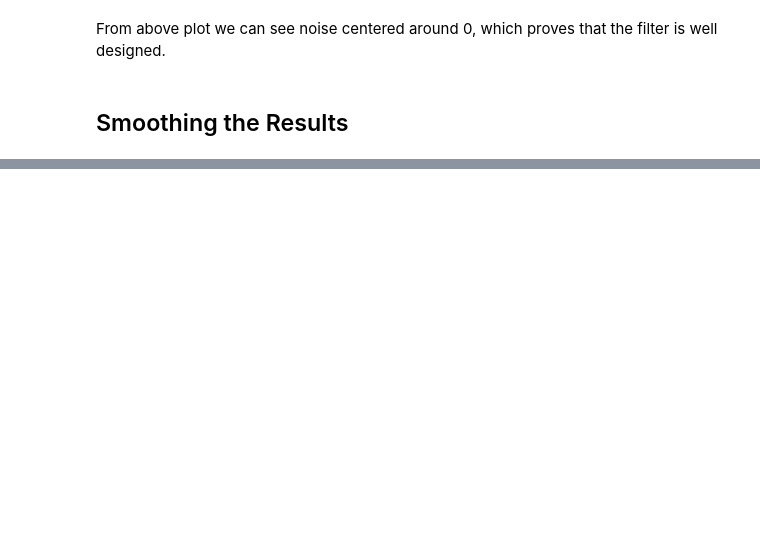
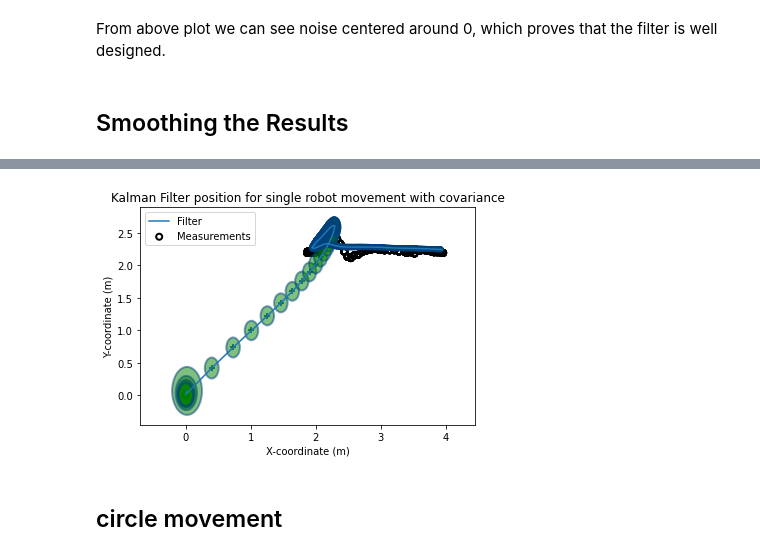
Before and after one commit to 850075610/sensor-fusion, a Jupyter notebook: integrating-uwb/round move/KF/Kalman Filter.ipynb, the cells around one changed output, grey strips where cells are left out. Saved outputs shown, nothing was run; the diff lists cells and outputs as text; code cells hidden in the pictures; blank space fills up the shorter version.

Commit message:
Updated two dimensional kalman filter

```diff
--- a/integrating-uwb/round move/KF/Kalman Filter.ipynb
+++ b/integrating-uwb/round move/KF/Kalman Filter.ipynb
@@ -10,6 +10,7 @@ import kf_book.book_plots as bp
 
 df = pd.read_csv('sensorData.csv')
 uwb_x = df.uwb_x
+uwb_y = df.uwb_y
 vel_linear_x = df['vel_linear_x'].fillna(0.0)
 # %%
 len(vel_linear_x)
@@ -411,0 +369,12 @@ plt.legend(loc='best');
+# %%
+from scipy.linalg import block_diag
+from filterpy.common import Q_discrete_white_noise
+
+TwoDTracker = KalmanFilter(dim_x=4, dim_z=2)
+dt = 0.01
+TwoDTracker.F = np.array([[1,dt, 0,0],
+                        [0, 1, 0, 0],
+                        [0, 0, 1, dt],
+                        [0, 0, 0, 1]])
+q = Q_discrete_white_noise(dim=2, dt=dt, var=process_var)
+TwoDTracker.Q = block_diag(q,q)
@@ -411,0 +388,3 @@ plt.legend(loc='best');
+# %%
+sensor_var_lateral = 0.125 ** 2
+TwoDTracker.R = np.array([[sensor_var, 0], [0, sensor_var_lateral]])
@@ -411,0 +437,30 @@ plt.legend(loc='best');
+# %%
+from kf_book.book_plots import plot_measurements
+
+# run filter
+robot_tracker = track()
+# batch_filter is quite slow
+mu, cov, _, _ = robot_tracker.batch_filter(zs)
+
+for x, P in zip(mu, cov):
+#     covariance or x and y
+    cov = np.array([[P[0, 0], P[2, 0]],
+                   [P[0, 2], P[2, 2]]])
+    mean = (x[0, 0], x[2, 0])
+#     print(f"mean = {mean}, \n cov = {cov}")
+#     plot_covariance(cov, mean)
+    plot_covariance_ellipse(mean, cov=cov, fc='g', std=3, alpha=0.5)
+
+# plot result
+plot_filter(mu[:, 0], mu[:, 2])
+plot_measurements(zs[:, 0], zs[:, 1])
+plt.title('Kalman Filter position for single robot movement with covariance')
+plt.xlabel("X-coordinate (m)")
+plt.ylabel("Y-coordinate (m)")
+plt.legend(loc='best')
+# plt.show()
+# plt.savefig('single_move.pdf', dpi=300)
+# %% [output]
+[figure, added]
+# %% [markdown]
+## circle movement
```
Also changed, not shown: parts of 39 cells of this notebook.
